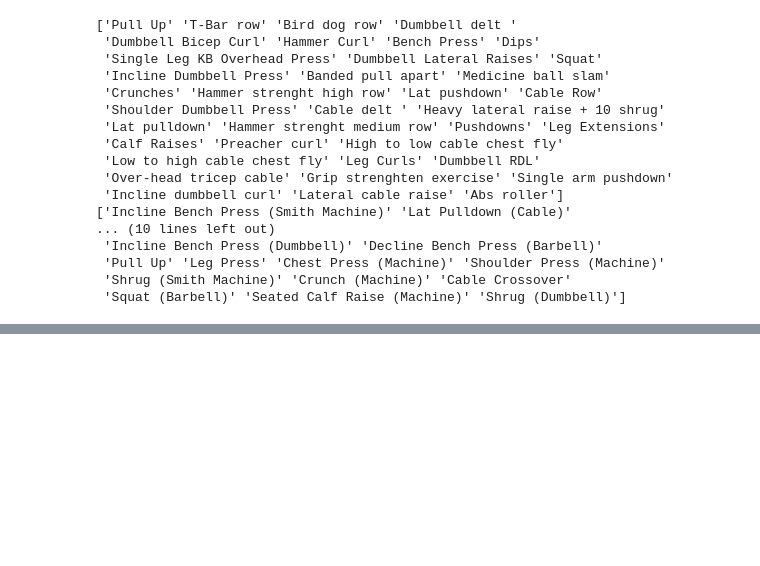
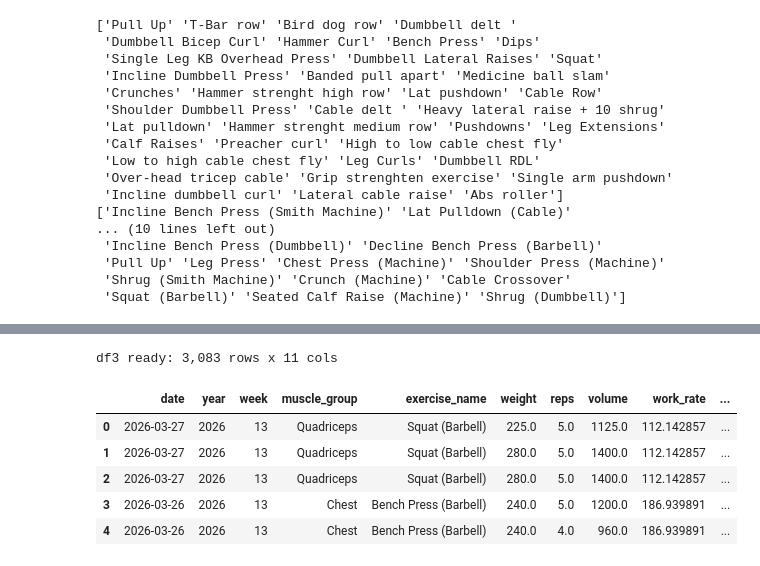
Before and after one commit to TonyDeDev/personal-trainning-data-analysis, a Jupyter notebook: gymProgressAnalysis.ipynb, the cells around one changed output, grey strips where cells are left out. Saved outputs shown, nothing was run; the diff lists cells and outputs as text; code cells hidden in the pictures; blank space fills up the shorter version.

```diff
--- a/gymProgressAnalysis.ipynb
+++ b/gymProgressAnalysis.ipynb
@@ -473,0 +774,52 @@ For **lat pulldown (cable)**, In 2022, training frequency was relatively high, b
+# %%
+#Volume
+df3['volume'] = df3['weight'] * df3['reps']
+
+#Work Rate
+#Step 1 - fix inflated durations first (same issue: timer left running)
+df3['duration_min'] = df3['duration_min'].astype(float)
+valid_mean_df3 = df3.loc[df3['duration_min'] <= 180, 'duration_min'].mean()
+df3.loc[df3['duration_min'] > 180, 'duration_min'] = valid_mean_df3
+df3['duration_min'] = df3['duration_min'].round(0).astype(int)
+
+#Step 2 - proportional time per muscle group within the session
+df3['muscle_sets']    = df3.groupby(['date', 'muscle_group'])['muscle_group'].transform('count')
+df3['total_sets_day'] = df3.groupby('date')['date'].transform('count')
+df3['duration_muscle_group'] = (
+    df3['duration_min'] * (df3['muscle_sets'] / df3['total_sets_day'])
+)
+
+#Step 3 - total volume per muscle group per session
+df3['total_volume_muscle_group'] = df3.groupby(['date', 'muscle_group'])['volume'].transform('sum')
+
+#Step 4 - work rate
+df3['work_rate'] = df3['total_volume_muscle_group'] / df3['duration_muscle_group']
+
+#Frequency
+temp3 = df3[['date', 'muscle_group', 'year', 'week']].drop_duplicates()
+freq3 = temp3.groupby(['year', 'week', 'muscle_group'])['date'].transform('count')
+df3 = df3.merge(
+    temp3.assign(frequency=freq3),
+    on=['date', 'muscle_group', 'year', 'week'],
+    how='left'
+)
+
+#1RM via Brzycki formula
+df3['1RM']     = df3['weight'] / (1.0278 - 0.0278 * df3['reps'])
+df3['max_1RM'] = df3.groupby(['date', 'exercise_name'])['1RM'].transform('max')
+
+#Final column order
+col_order = ['date', 'year', 'week', 'muscle_group', 'exercise_name',
+             'weight', 'reps', 'volume', 'work_rate', 'frequency', 'max_1RM']
+df3 = df3[[c for c in col_order if c in df3.columns]]
+
+print(f'df3 ready: {df3.shape[0]:,} rows x {df3.shape[1]} cols')
+df3.head()
+# %% [output]
+df3 ready: 3,083 rows x 11 cols
+|  | date | year | week | muscle_group | exercise_name | weight | reps | volume | work_rate | ... |
+| 0 | 2026-03-27 | 2026 | 13 | Quadriceps | Squat (Barbell) | 225.0 | 5.0 | 1125.0 | 112.142857 | ... |
+| 1 | 2026-03-27 | 2026 | 13 | Quadriceps | Squat (Barbell) | 280.0 | 5.0 | 1400.0 | 112.142857 | ... |
+| 2 | 2026-03-27 | 2026 | 13 | Quadriceps | Squat (Barbell) | 280.0 | 5.0 | 1400.0 | 112.142857 | ... |
+| 3 | 2026-03-26 | 2026 | 13 | Chest | Bench Press (Barbell) | 240.0 | 5.0 | 1200.0 | 186.939891 | ... |
+| 4 | 2026-03-26 | 2026 | 13 | Chest | Bench Press (Barbell) | 240.0 | 4.0 | 960.0 | 186.939891 | ... |
```
Also changed, not shown: parts of 42 cells of this notebook, 12 other files.
